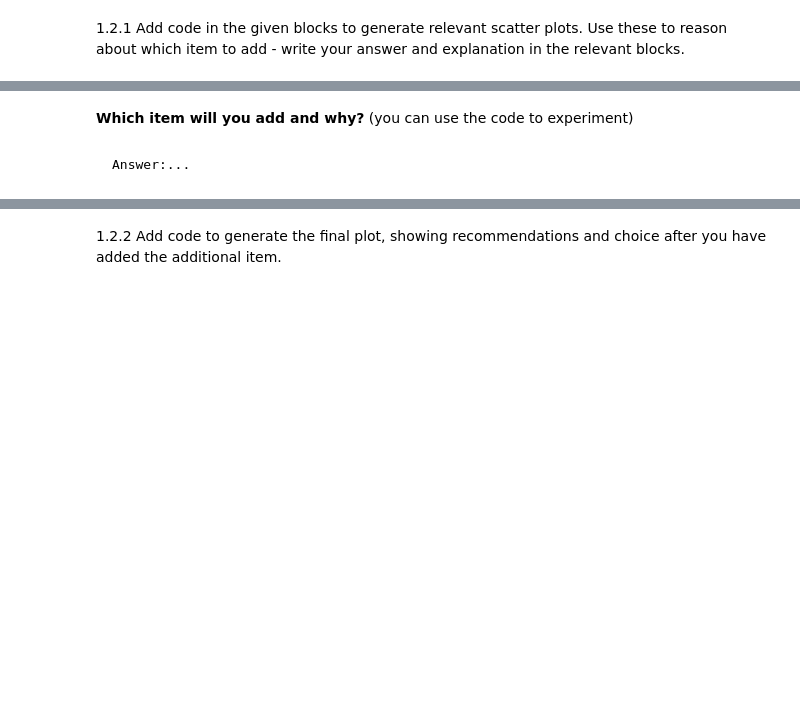
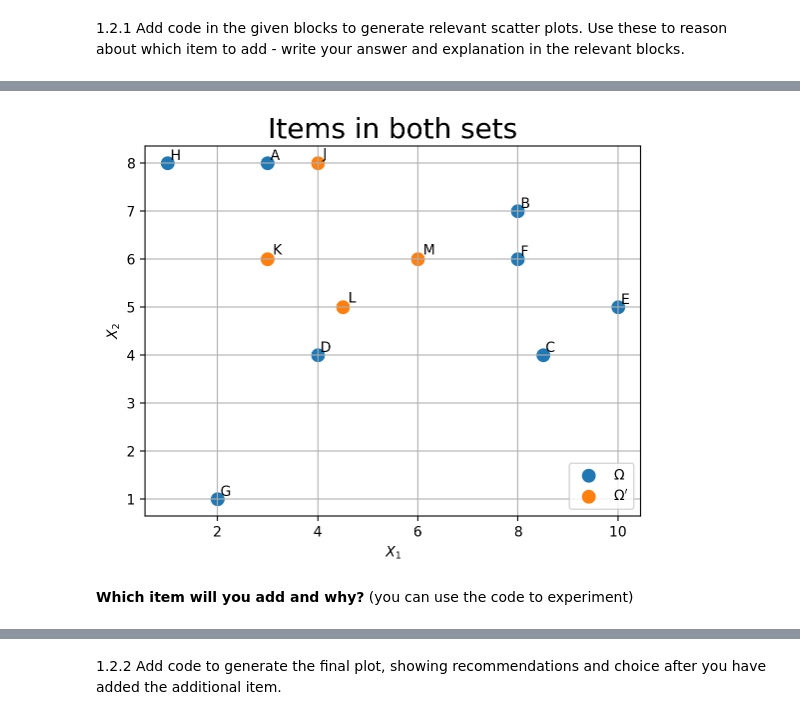
Before and after one commit to Strugoeden121/ML_Human2, a Jupyter notebook: HW2_2024_students.ipynb, the cells around one changed output, grey strips where cells are left out. Drawn from its saved outputs; the diff is of its cells as text; code cells hidden in the pictures; blank space fills up the shorter version.

````diff
--- a/HW2_2024_students.ipynb
+++ b/HW2_2024_students.ipynb
@@ -513,10 +598,7 @@ attraction_env.inspect_data(items_type="tag")
 # %%
 ## YOUR SOLUTION
+attraction_env.plot_two_sets()
+# %% [output]
+[figure, added]
 # %% [markdown]
 **Which item will you add and why?** (you can use the code to experiment)
-# %% [markdown]
-
-
-```
-Answer:...
-```
````
Also changed, not shown: parts of 23 cells of this notebook.
